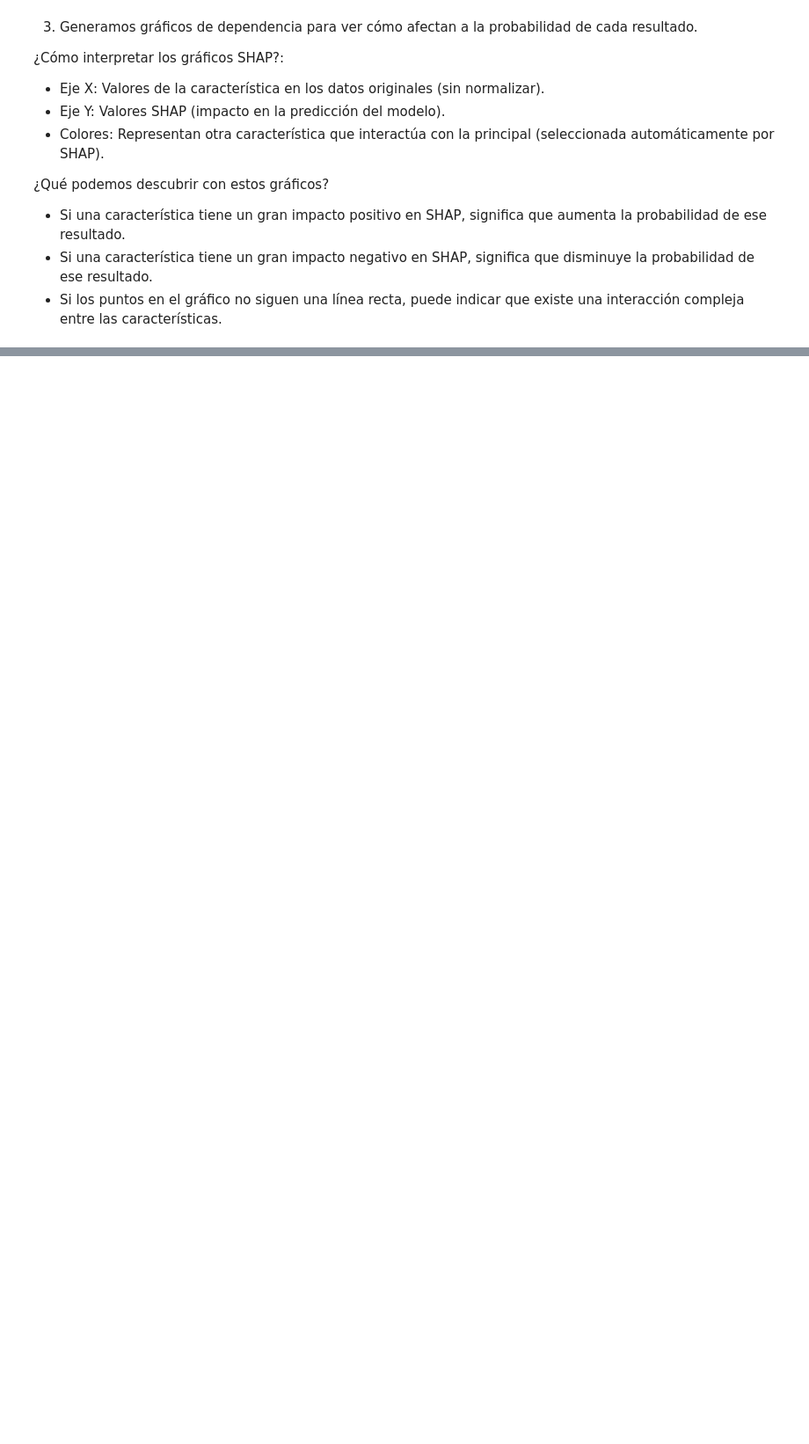
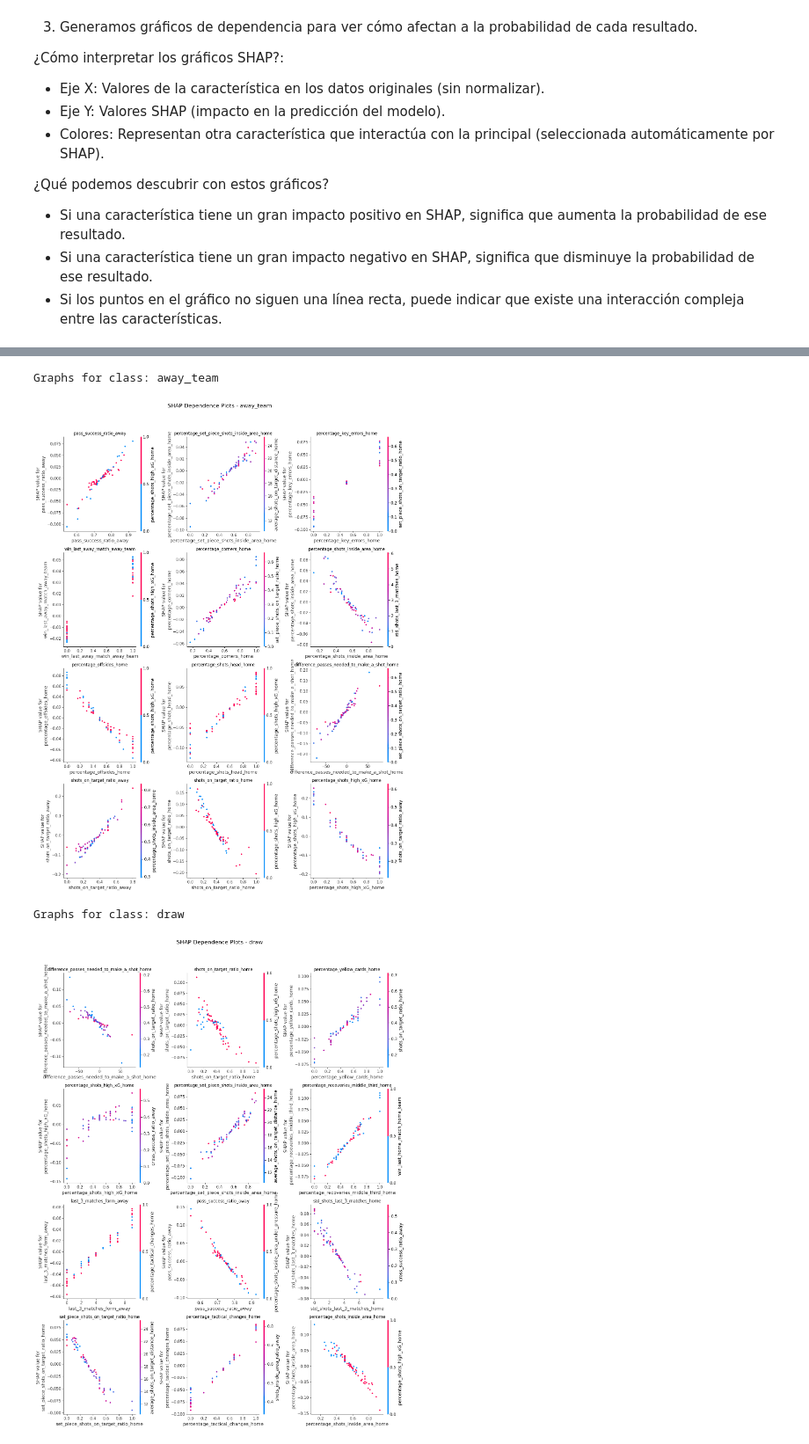
Before and after one commit to Jaime-Linares/DataAnalysis-FootySage, a Jupyter notebook: 2_analysis.ipynb, the cells around one changed output, grey strips where cells are left out. Shown at 88% size. Saved outputs shown, nothing was run; the diff lists cells and outputs as text; code cells hidden in the pictures; blank space fills up the shorter version.

```diff
--- a/2_analysis.ipynb
+++ b/2_analysis.ipynb
@@ -354,0 +295,9 @@ Graphs for class: home_team
+# %%
+from src.analysis import plot_shap_dependence_plots
+
+plot_shap_dependence_plots(shap_values_LaLiga, feature_names_reduced_LaLiga, X_test_reduced_orig_LaLiga, encoder_LaLiga, )
+# %% [output]
+Graphs for class: away_team
+[figure, added]
+Graphs for class: draw
+[figure, added]
```
Also changed, not shown: parts of 9 cells of this notebook, 1 other file.
